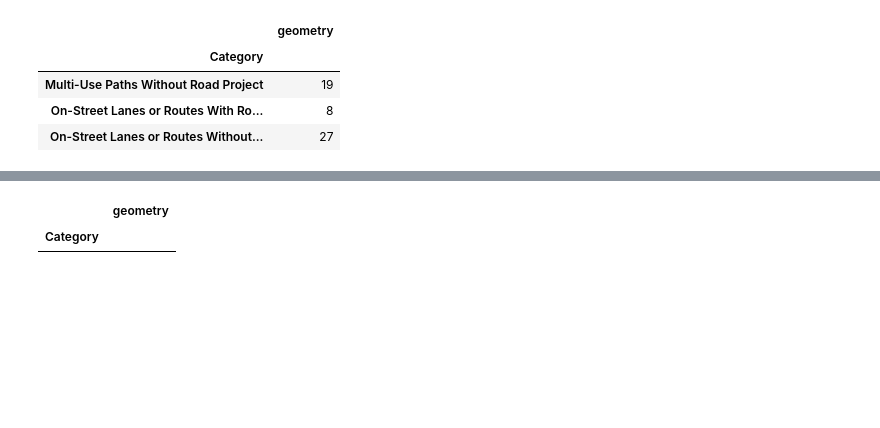
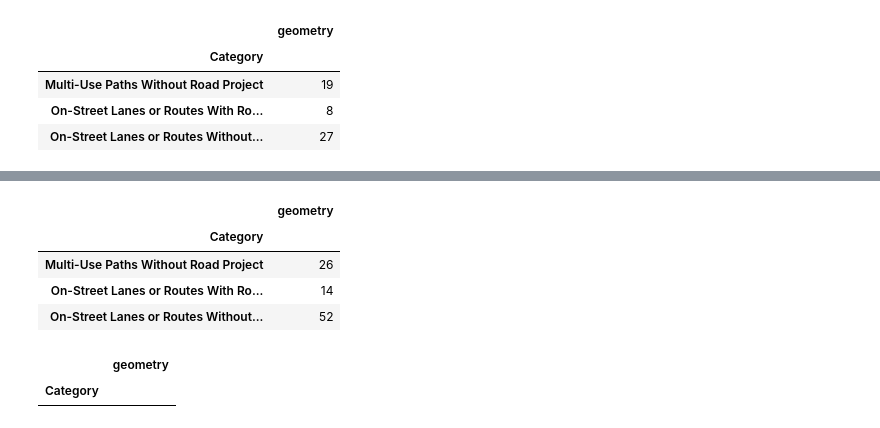
Before and after one commit to dongmeic/RTP, a Jupyter notebook: data/analysis_for_AppendixF.ipynb, the cells around one changed output, grey strips where cells are left out. Cells and saved outputs as stored; diff of their text form; code cells hidden in the pictures; blank space fills up the shorter version.

Commit message:
finalized the tables

```diff
--- a/data/analysis_for_AppendixF.ipynb
+++ b/data/analysis_for_AppendixF.ipynb
@@ -391,3 +428,12 @@ aaf.RTP_counted_by_intersection(shapefile='BikePed', folder='EJ', file='equity_a
+# %%
+#MPO area intersects with bike/pedestrain lines
+aaf.RTP_counted_by_intersection(shapefile='BikePed', folder='RTP', file='MPO_Boundary.shp')
+# %% [output]
+|  | geometry |
+| Category |  |
+| Multi-Use Paths Without Road Project | 26 |
+| On-Street Lanes or Routes With Ro... | 14 |
+| On-Street Lanes or Routes Without... | 52 |
 # %%
 # DEQ303dListedStreams intersect with bike/pedestrain points
 aaf.RTP_counted_by_intersection(shapefile='BikePed_points', folder='WaterQuality', file='DEQ303dListedStreams.shp')
```
Also changed, not shown: parts of 106 cells of this notebook.
